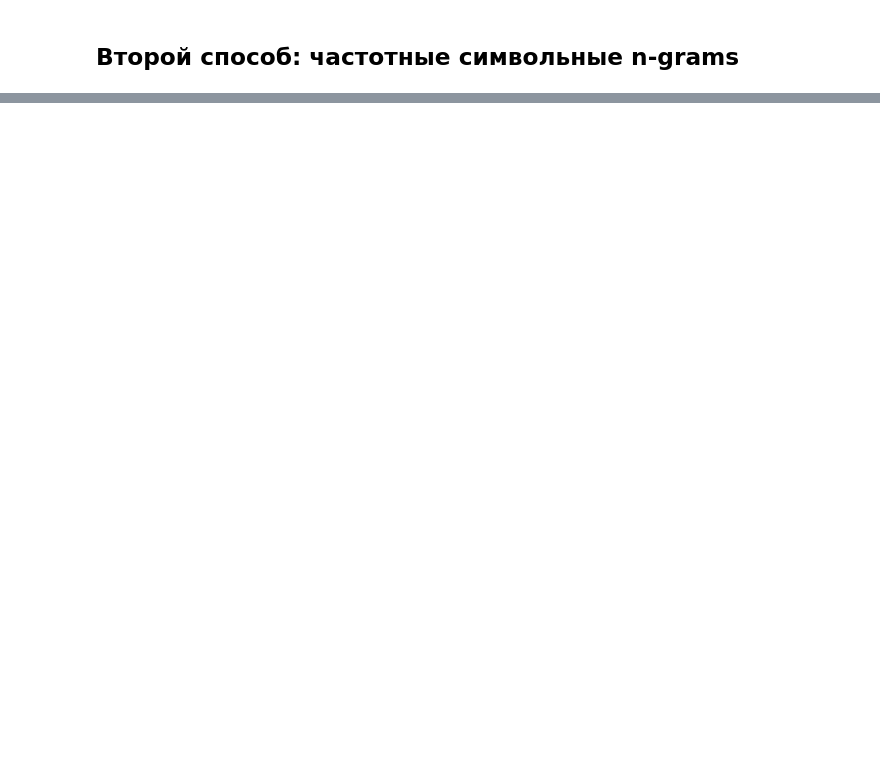
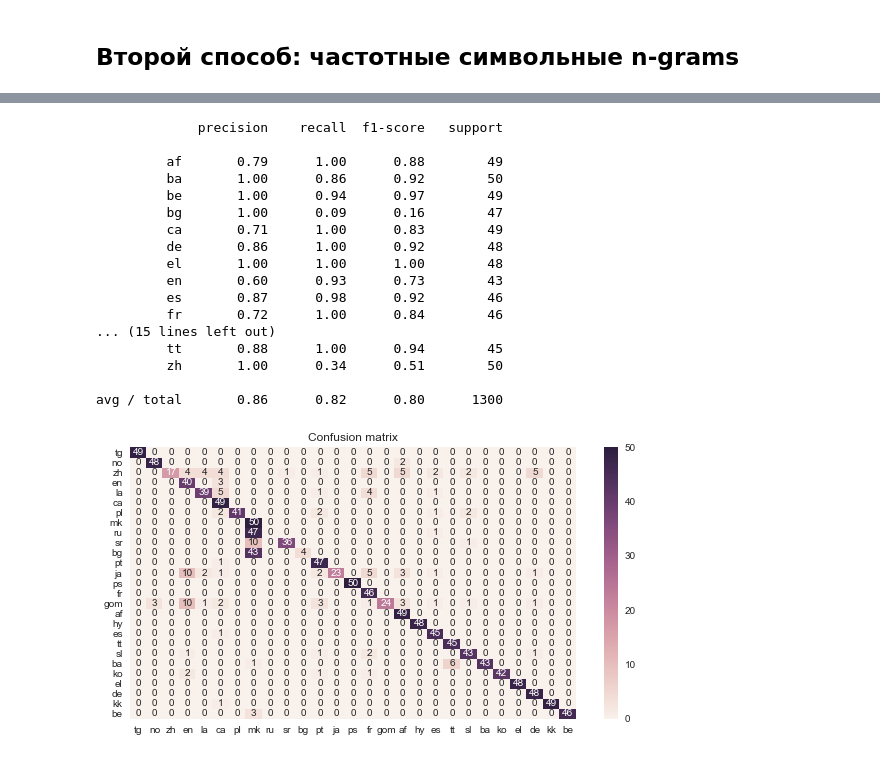
Before and after one commit to dkbrz/AOT_HW, a Jupyter notebook: HW_3/HW-3.ipynb, the cells around one changed output, grey strips where cells are left out. Cells and saved outputs as stored; diff of their text form; code cells hidden in the pictures; blank space fills up the shorter version.

```diff
--- a/HW_3/HW-3.ipynb
+++ b/HW_3/HW-3.ipynb
@@ -308,0 +524,21 @@ avg / total       0.91      0.90      0.89       255
+# %%
+print_result(TEST, predict_language_bigrams, total_bigrams)
+# %% [output]
+             precision    recall  f1-score   support
+
+         af       0.79      1.00      0.88        49
+         ba       1.00      0.86      0.92        50
+         be       1.00      0.94      0.97        49
+         bg       1.00      0.09      0.16        47
+         ca       0.71      1.00      0.83        49
+         de       0.86      1.00      0.92        48
+         el       1.00      1.00      1.00        48
+         en       0.60      0.93      0.73        43
+         es       0.87      0.98      0.92        46
+         fr       0.72      1.00      0.84        46
+... (15 lines left out)
+         tt       0.88      1.00      0.94        45
+         zh       1.00      0.34      0.51        50
+
+avg / total       0.86      0.82      0.80      1300
+[figure, added]
```
Also changed, not shown: parts of 71 cells of this notebook, 2 other files.
